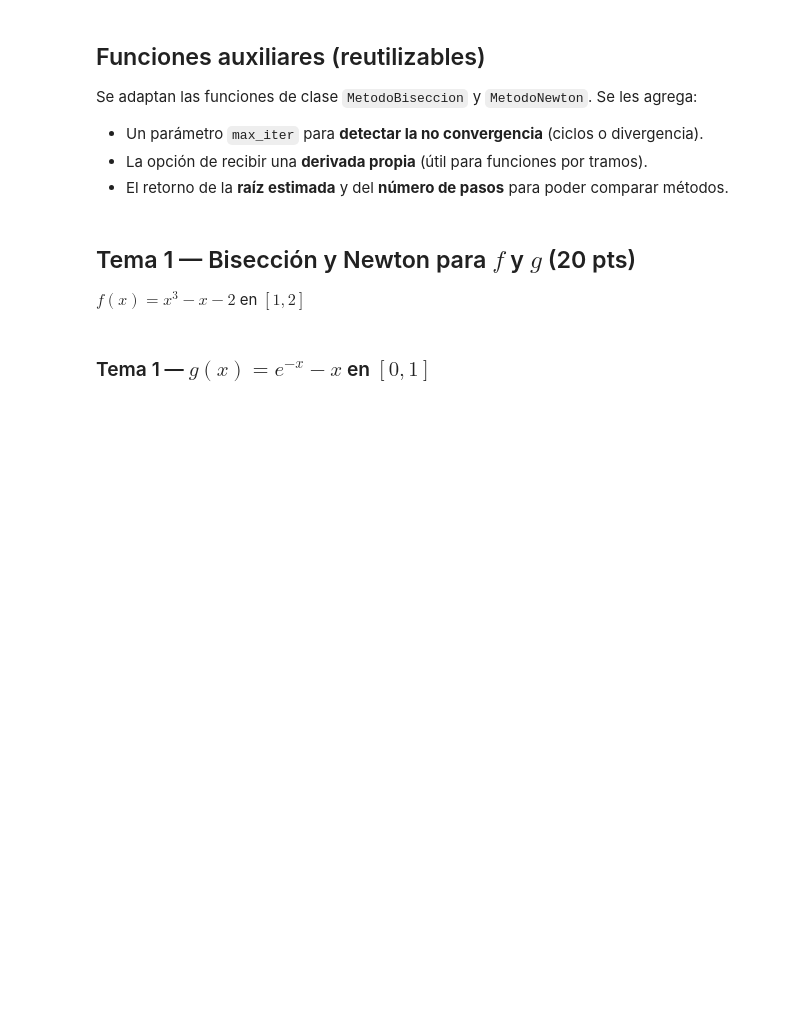
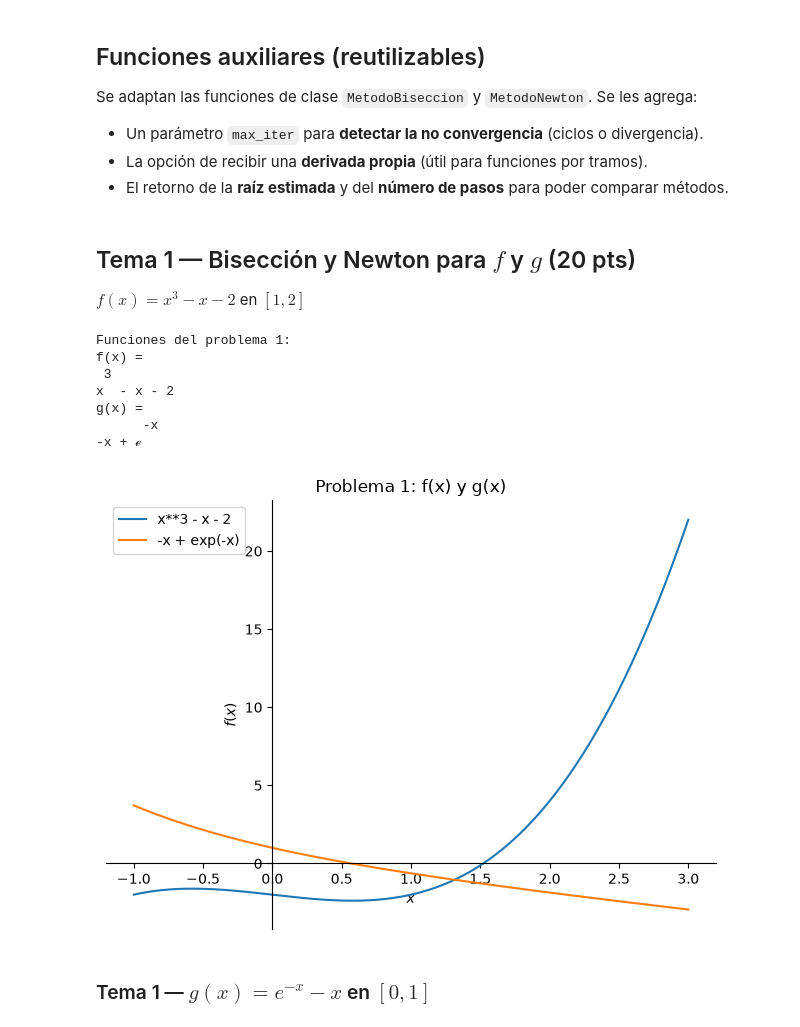
Before and after one commit to MrCabsNotFound/Calculo-Multivariable, a Jupyter notebook: 16_Python03_Solucion.ipynb, the cells around one changed output. Cells and saved outputs as stored; diff of their text form; code cells hidden in the pictures; blank space fills up the shorter version.

```diff
--- a/16_Python03_Solucion.ipynb
+++ b/16_Python03_Solucion.ipynb
@@ -99,8 +140,23 @@ def MetodoNewton(Funcion, xest, Precision=1e-6, max_iter=200, Derivada=None, mos
 ## Tema 1 — Bisección y Newton para $f$ y $g$  (20 pts)
 $f(x)=x^3-x-2$ en $[1,2]$
 # %%
-TOL1 = 0.5e-4   # Cuatro decimales correctos
+f = x**3 - x - 2
+g = sp.exp(-x) - x
 
-print("===== f(x) = x^3 - x - 2  ·  BISECCIÓN en [1, 2] =====")
-raiz_f_bis, pasos_f_bis = MetodoBiseccion(f, 1, 2, Precision=TOL1)
-print(f"\nRaíz aproximada (Bisección): {raiz_f_bis:.4f}   en {pasos_f_bis} pasos")
+print('Funciones del problema 1:')
+print('f(x) = '), sp.pprint(f)
+print('g(x) = '), sp.pprint(g)
+
+# Graficamos para identificar los intervalos con raíces
+p1 = sp.plot(f, g, (x, -1, 3),
+             legend=True, title='Problema 1: f(x) y g(x)',
+             show=True)
+# %% [output]
+Funciones del problema 1:
+f(x) =
+ 3
+x  - x - 2
+g(x) =
+      -x
+-x + ℯ
+[figure, added]
```
Also changed, not shown: parts of 29 cells of this notebook, 7 other files.
